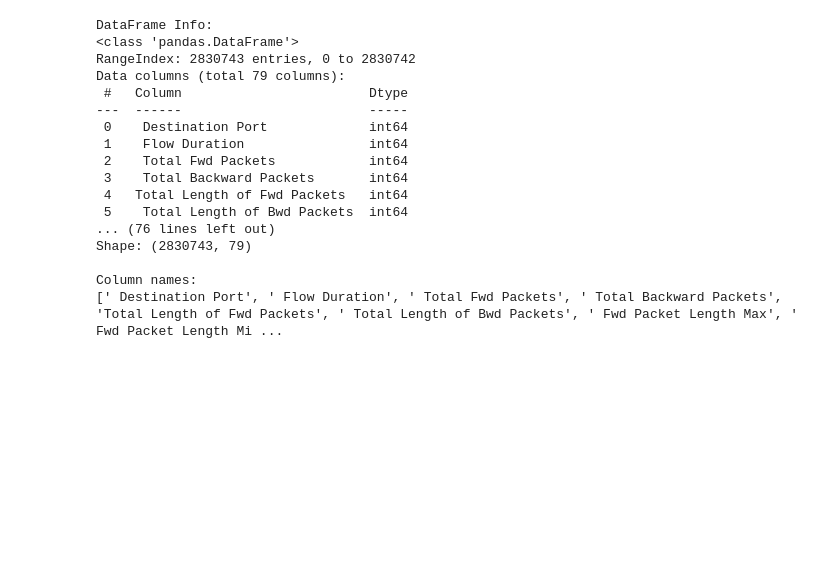
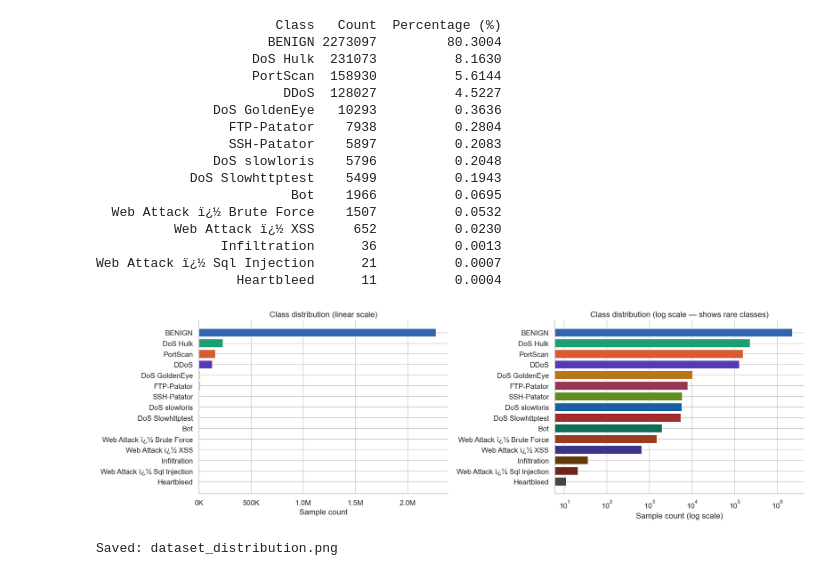
Before and after one commit to yoshbatula/Hybrid-Enhanced-Stacked-Ensemble-for-Network-Intrusion-Detection, a Jupyter notebook: baseline-model.ipynb, the cells around one changed output. Cells and saved outputs as stored; diff of their text form; code cells hidden in the pictures; blank space fills up the shorter version.

```diff
--- a/baseline-model.ipynb
+++ b/baseline-model.ipynb
@@ -61,26 +75,51 @@ Total rows loaded: 2,830,743
 # %%
-# Display basic info about the DataFrame
-print('DataFrame Info:')
-print(df.info())
-print('Shape:', df.shape)
-print('\nColumn names:')
-print(df.columns.tolist())
+label_col = 'Label'
+class_counts = df[label_col].value_counts().reset_index()
+class_counts.columns = ['Class', 'Count']
+class_counts['Percentage (%)'] = (class_counts['Count'] / len(df) * 100).round(4)
+print(class_counts.to_string(index=False))
+
+fig, axes = plt.subplots(1, 2, figsize=(16, 5))
+
+# Linear scale
+ax = axes[0]
+bars = ax.barh(class_counts['Class'], class_counts['Count'],
+               color=[PALETTE[i % len(PALETTE)] for i in range(len(class_counts))])
+ax.set_xlabel('Sample count')
+ax.set_title('Class distribution (linear scale)')
+ax.xaxis.set_major_formatter(mticker.FuncFormatter(lambda x, _: f'{x/1e6:.1f}M' if x >= 1e6 else f'{int(x/1e3)}K'))
+ax.invert_yaxis()
+
+# Log scale
+ax2 = axes[1]
+ax2.barh(class_counts['Class'], class_counts['Count'],
+         color=[PALETTE[i % len(PALETTE)] for i in range(len(class_counts))])
+ax2.set_xscale('log')
+ax2.set_xlabel('Sample count (log scale)')
+ax2.set_title('Class distribution (log scale — shows rare classes)')
+ax2.invert_yaxis()
+
+plt.tight_layout()
+plt.savefig('dataset_distribution.png', bbox_inches='tight')
+plt.show()
+print('Saved: dataset_distribution.png')
 # %% [output]
-DataFrame Info:
-<class 'pandas.DataFrame'>
-RangeIndex: 2830743 entries, 0 to 2830742
-Data columns (total 79 columns):
- #   Column                        Dtype
----  ------                        -----
- 0    Destination Port             int64
- 1    Flow Duration                int64
- 2    Total Fwd Packets            int64
- 3    Total Backward Packets       int64
- 4   Total Length of Fwd Packets   int64
- 5    Total Length of Bwd Packets  int64
-... (76 lines left out)
-Shape: (2830743, 79)
-
-Column names:
-[' Destination Port', ' Flow Duration', ' Total Fwd Packets', ' Total Backward Packets', 'Total Length of Fwd Packets', ' Total Length of Bwd Packets', ' Fwd Packet Length Max', ' Fwd Packet Length Mi ...
+                       Class   Count  Percentage (%)
+                      BENIGN 2273097         80.3004
+                    DoS Hulk  231073          8.1630
+                    PortScan  158930          5.6144
+                        DDoS  128027          4.5227
+               DoS GoldenEye   10293          0.3636
+                 FTP-Patator    7938          0.2804
+                 SSH-Patator    5897          0.2083
+               DoS slowloris    5796          0.2048
+            DoS Slowhttptest    5499          0.1943
+                         Bot    1966          0.0695
+  Web Attack ï¿½ Brute Force    1507          0.0532
+          Web Attack ï¿½ XSS     652          0.0230
+                Infiltration      36          0.0013
+Web Attack ï¿½ Sql Injection      21          0.0007
+                  Heartbleed      11          0.0004
+[figure, added]
+Saved: dataset_distribution.png
 # %%
```
Also changed, not shown: parts of 20 cells of this notebook, 7 other files.
